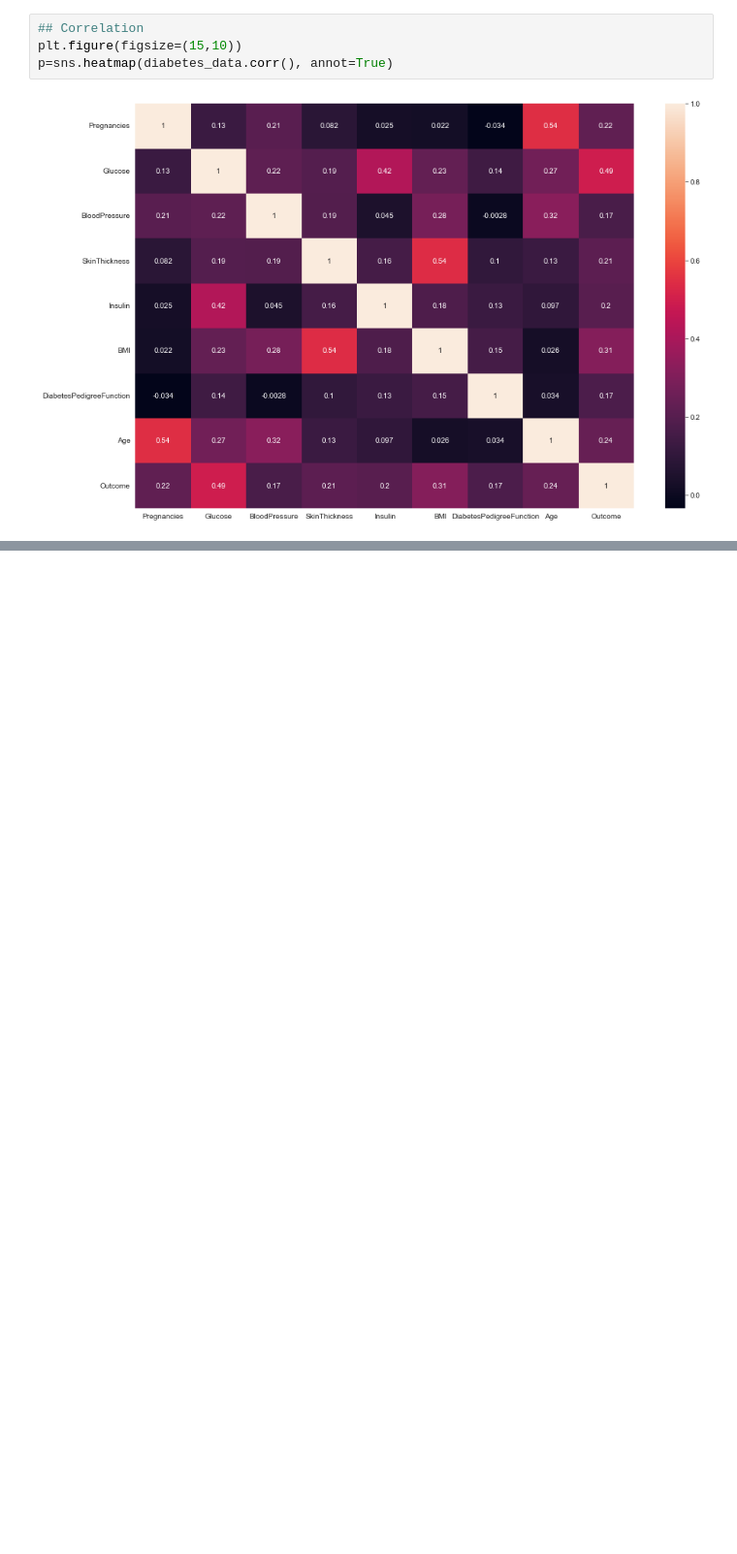
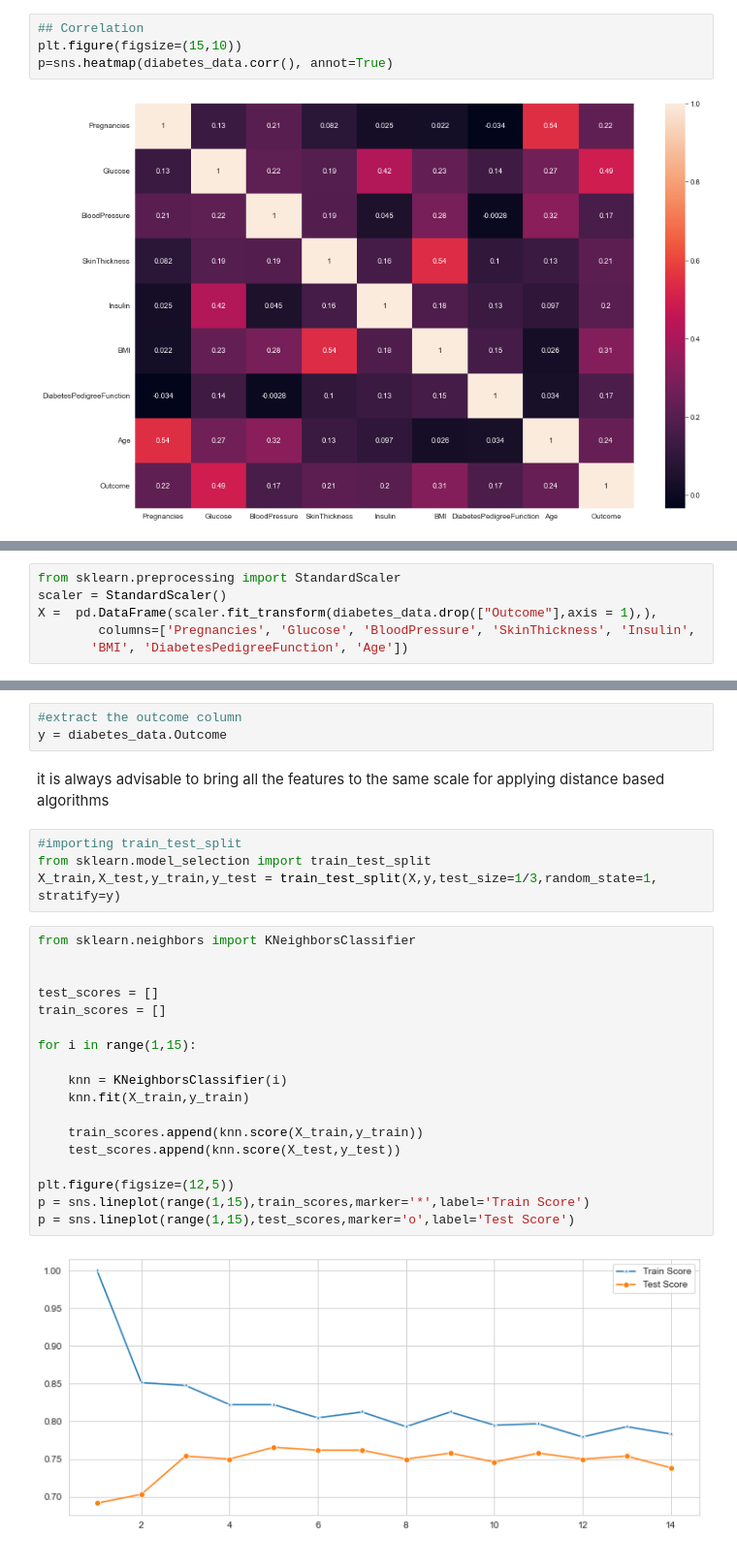
Before and after one commit to paulynamagana/Diabetes_Analysis, a Jupyter notebook: diabetes_analysis.ipynb, the cells around one changed output, grey strips where cells are left out. Shown at 97% size. Saved outputs shown, nothing was run; the diff lists cells and outputs as text; blank space fills up the shorter version.

```diff
--- a/diabetes_analysis.ipynb
+++ b/diabetes_analysis.ipynb
@@ -184,0 +197,6 @@ p=sns.heatmap(diabetes_data.corr(), annot=True)
+# %%
+from sklearn.preprocessing import StandardScaler
+scaler = StandardScaler()
+X =  pd.DataFrame(scaler.fit_transform(diabetes_data.drop(["Outcome"],axis = 1),),
+        columns=['Pregnancies', 'Glucose', 'BloodPressure', 'SkinThickness', 'Insulin',
+       'BMI', 'DiabetesPedigreeFunction', 'Age'])
@@ -184,0 +212,29 @@ p=sns.heatmap(diabetes_data.corr(), annot=True)
+# %%
+#extract the outcome column
+y = diabetes_data.Outcome
+# %% [markdown]
+it is always advisable to bring all the features to the same scale for applying distance based algorithms
+# %%
+#importing train_test_split
+from sklearn.model_selection import train_test_split
+X_train,X_test,y_train,y_test = train_test_split(X,y,test_size=1/3,random_state=1, stratify=y)
+# %%
+from sklearn.neighbors import KNeighborsClassifier
+
+
+test_scores = []
+train_scores = []
+
+for i in range(1,15):
+
+    knn = KNeighborsClassifier(i)
+    knn.fit(X_train,y_train)
+
+    train_scores.append(knn.score(X_train,y_train))
+    test_scores.append(knn.score(X_test,y_test))
+
+plt.figure(figsize=(12,5))
+p = sns.lineplot(range(1,15),train_scores,marker='*',label='Train Score')
+p = sns.lineplot(range(1,15),test_scores,marker='o',label='Test Score')
+# %% [output]
+[figure, added]
```
Also changed, not shown: parts of 27 cells of this notebook.
